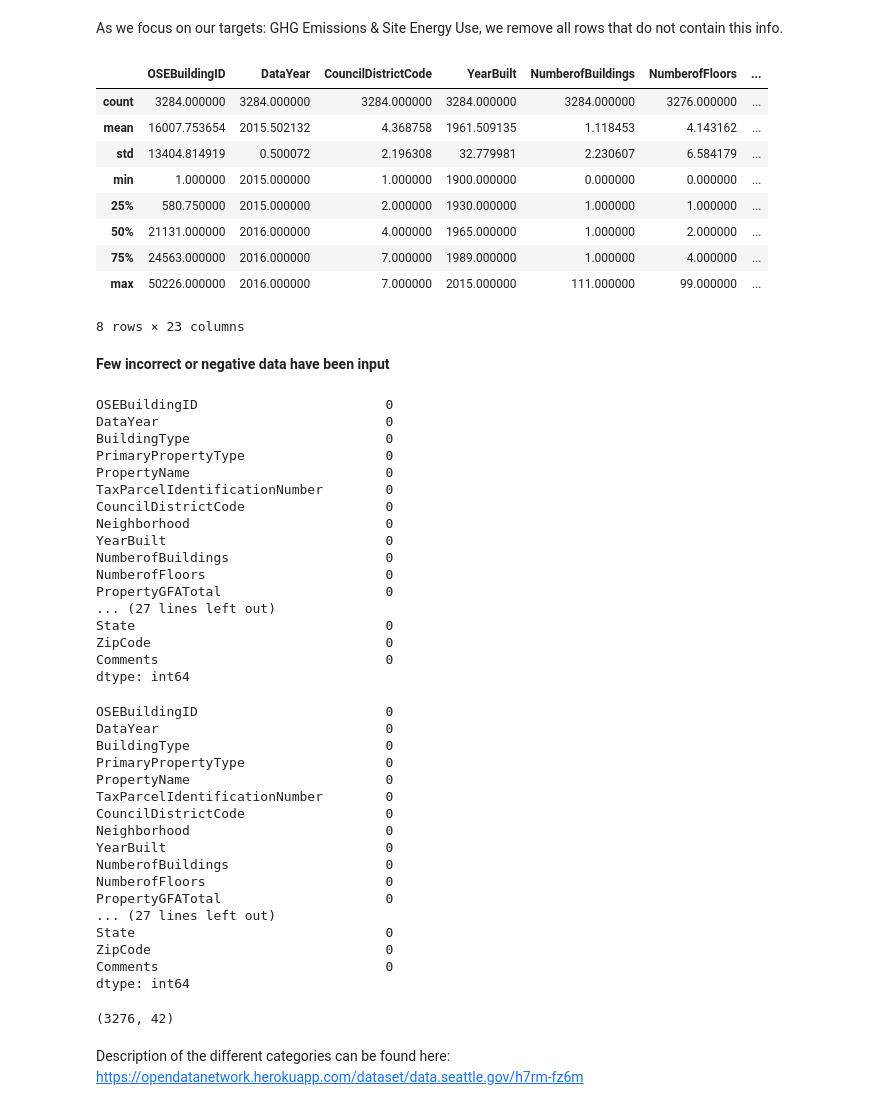
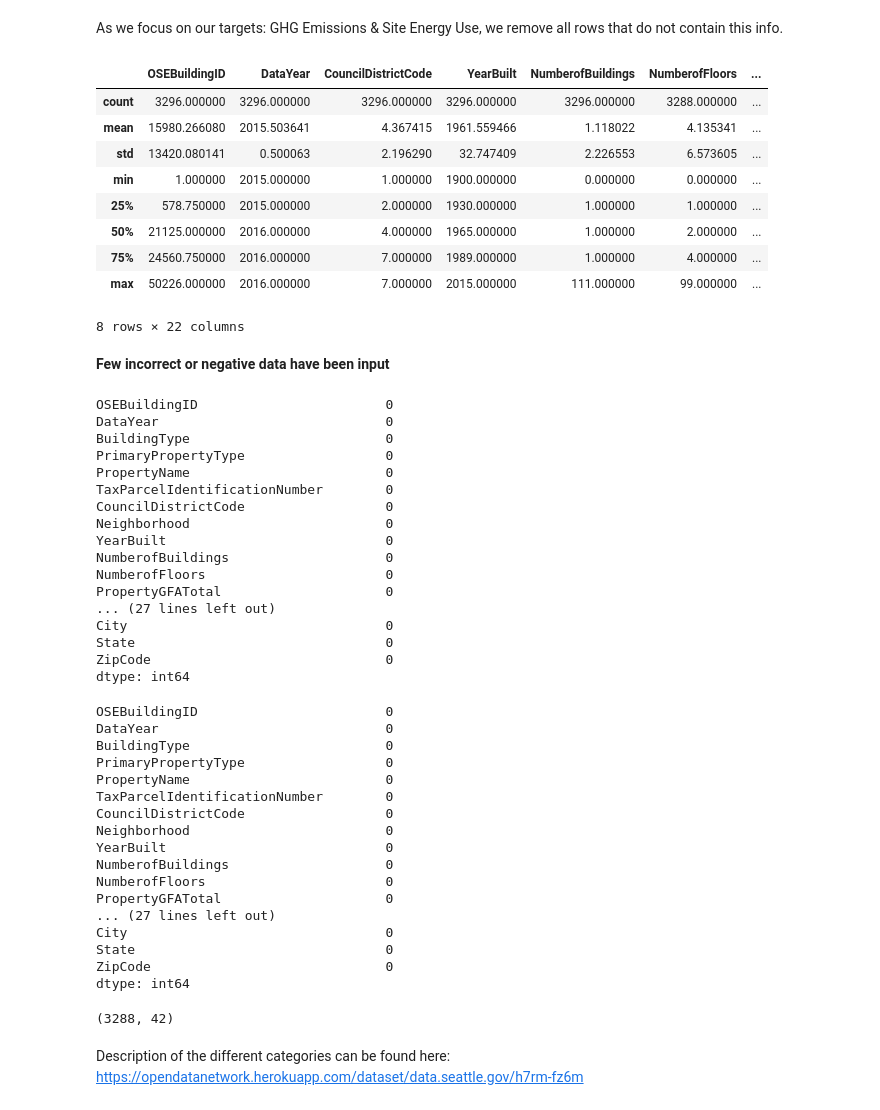
Before and after one commit to hike7o/SL-OC-projects, a Jupyter notebook: P4/Seattle_cleaning.ipynb, the cells around one changed output. Drawn from its saved outputs; the diff is of its cells as text; code cells hidden in the pictures.

```diff
--- a/P4/Seattle_cleaning.ipynb
+++ b/P4/Seattle_cleaning.ipynb
@@ -423,20 +423,20 @@ __Focus on our targets Energy Use & Green House Gas Emissions__
 # %% [markdown]
 As we focus on our targets: GHG Emissions & Site Energy Use, we remove all rows that do not contain this info.
 # %%
-data_sec = data_sec[data_sec['SiteEnergyUse(kBtu)'] != 0]
-data_sec = data_sec[data_sec['GHGEmissions(MetricTonsCO2e)'] != 0]
+data_sec = data_build[data_build['SiteEnergyUse(kBtu)'] != 0]
+data_sec = data_build[data_build['GHGEmissions(MetricTonsCO2e)'] != 0]
 data_sec.describe()
 # %% [output]
 |  | OSEBuildingID | DataYear | CouncilDistrictCode | YearBuilt | NumberofBuildings | NumberofFloors | ... |
-| count | 3284.000000 | 3284.000000 | 3284.000000 | 3284.000000 | 3284.000000 | 3276.000000 | ... |
-| mean | 16007.753654 | 2015.502132 | 4.368758 | 1961.509135 | 1.118453 | 4.143162 | ... |
-| std | 13404.814919 | 0.500072 | 2.196308 | 32.779981 | 2.230607 | 6.584179 | ... |
+| count | 3296.000000 | 3296.000000 | 3296.000000 | 3296.000000 | 3296.000000 | 3288.000000 | ... |
+| mean | 15980.266080 | 2015.503641 | 4.367415 | 1961.559466 | 1.118022 | 4.135341 | ... |
+| std | 13420.080141 | 0.500063 | 2.196290 | 32.747409 | 2.226553 | 6.573605 | ... |
 | min | 1.000000 | 2015.000000 | 1.000000 | 1900.000000 | 0.000000 | 0.000000 | ... |
-| 25% | 580.750000 | 2015.000000 | 2.000000 | 1930.000000 | 1.000000 | 1.000000 | ... |
-| 50% | 21131.000000 | 2016.000000 | 4.000000 | 1965.000000 | 1.000000 | 2.000000 | ... |
-| 75% | 24563.000000 | 2016.000000 | 7.000000 | 1989.000000 | 1.000000 | 4.000000 | ... |
+| 25% | 578.750000 | 2015.000000 | 2.000000 | 1930.000000 | 1.000000 | 1.000000 | ... |
+| 50% | 21125.000000 | 2016.000000 | 4.000000 | 1965.000000 | 1.000000 | 2.000000 | ... |
+| 75% | 24560.750000 | 2016.000000 | 7.000000 | 1989.000000 | 1.000000 | 4.000000 | ... |
 | max | 50226.000000 | 2016.000000 | 7.000000 | 2015.000000 | 111.000000 | 99.000000 | ... |
-8 rows × 23 columns
+8 rows × 22 columns
 # %% [markdown]
 __Few incorrect or negative data have been input__
 # %%
@@ -457,9 +457,9 @@ NumberofBuildings                    0
 NumberofFloors                       0
 PropertyGFATotal                     0
 ... (27 lines left out)
+City                                 0
 State                                0
 ZipCode                              0
-Comments                             0
 dtype: int64
 # %%
 indexNames = data_sec[(data_sec['Electricity(kBtu)'] < 0)].index
@@ -487,14 +487,14 @@ NumberofBuildings                    0
 NumberofFloors                       0
 PropertyGFATotal                     0
 ... (27 lines left out)
+City                                 0
 State                                0
 ZipCode                              0
-Comments                             0
 dtype: int64
 # %%
 data_sec4.shape
 # %% [output]
-(3276, 42)
+(3288, 42)
 # %% [markdown]
 Description of the different categories can be found here:
 https://opendatanetwork.herokuapp.com/dataset/data.seattle.gov/h7rm-fz6m
```
Also changed, not shown: parts of 6 cells of this notebook, 3 other files.
